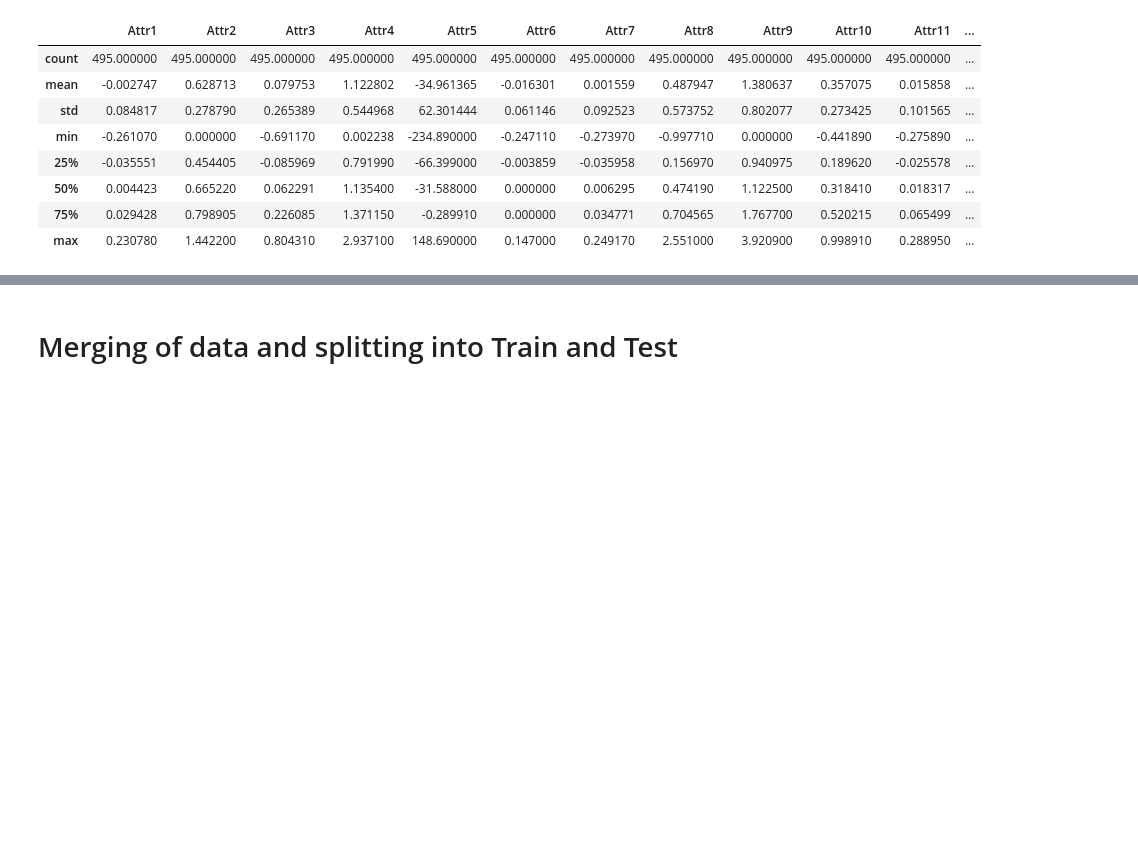
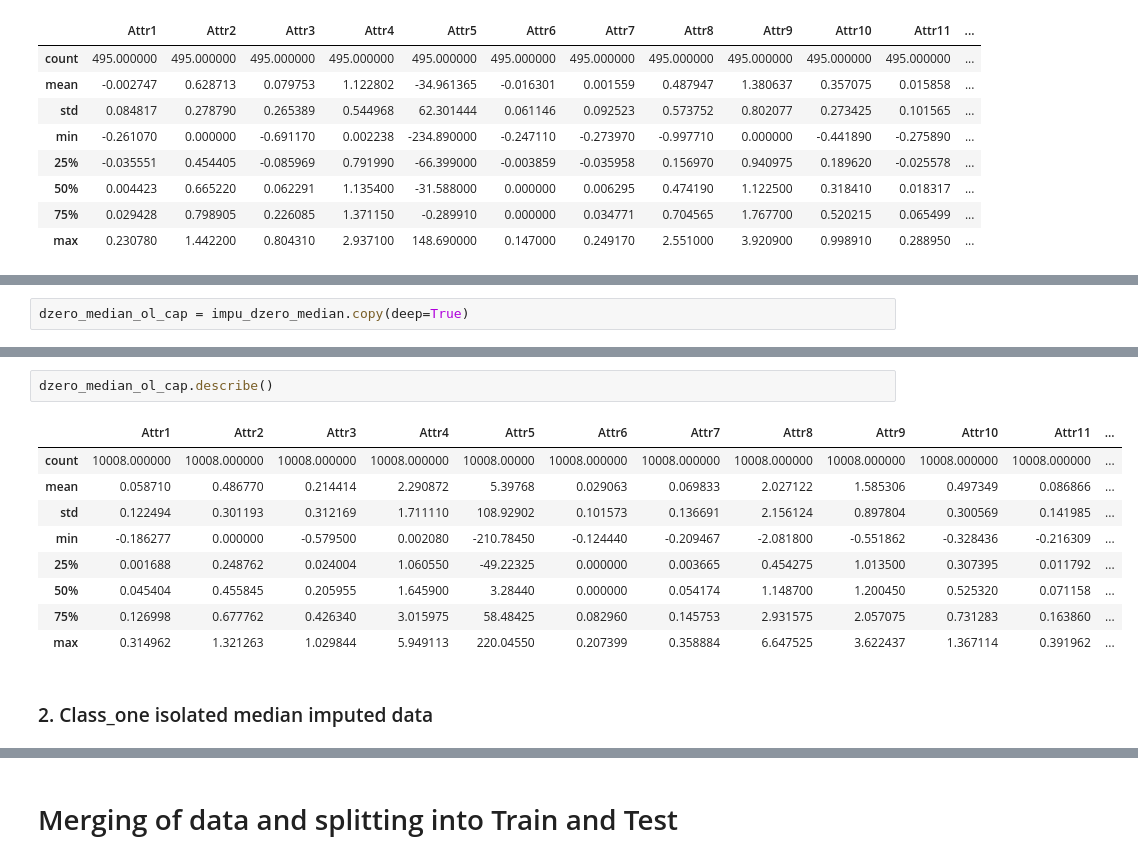
Before and after one commit to Tejas-Choudekar/ML-Project-RWTH, a Jupyter notebook: Bankruptcy-Prediction.ipynb, the cells around one changed output, grey strips where cells are left out. Saved outputs shown, nothing was run; the diff lists cells and outputs as text; blank space fills up the shorter version.

```diff
--- a/Bankruptcy-Prediction.ipynb
+++ b/Bankruptcy-Prediction.ipynb
@@ -884,0 +921,2 @@ done_modeimp_median_ol_treatment.describe()
+# %%
+dzero_median_ol_cap = impu_dzero_median.copy(deep=True)
@@ -884,0 +957,14 @@ done_modeimp_median_ol_treatment.describe()
+# %%
+dzero_median_ol_cap.describe()
+# %% [output]
+|  | Attr1 | Attr2 | Attr3 | Attr4 | Attr5 | Attr6 | Attr7 | Attr8 | Attr9 | Attr10 | Attr11 | ... |
+| count | 10008.000000 | 10008.000000 | 10008.000000 | 10008.000000 | 10008.00000 | 10008.000000 | 10008.000000 | 10008.000000 | 10008.000000 | 10008.000000 | 10008.000000 | ... |
+| mean | 0.058710 | 0.486770 | 0.214414 | 2.290872 | 5.39768 | 0.029063 | 0.069833 | 2.027122 | 1.585306 | 0.497349 | 0.086866 | ... |
+| std | 0.122494 | 0.301193 | 0.312169 | 1.711110 | 108.92902 | 0.101573 | 0.136691 | 2.156124 | 0.897804 | 0.300569 | 0.141985 | ... |
+| min | -0.186277 | 0.000000 | -0.579500 | 0.002080 | -210.78450 | -0.124440 | -0.209467 | -2.081800 | -0.551862 | -0.328436 | -0.216309 | ... |
+| 25% | 0.001688 | 0.248762 | 0.024004 | 1.060550 | -49.22325 | 0.000000 | 0.003665 | 0.454275 | 1.013500 | 0.307395 | 0.011792 | ... |
+| 50% | 0.045404 | 0.455845 | 0.205955 | 1.645900 | 3.28440 | 0.000000 | 0.054174 | 1.148700 | 1.200450 | 0.525320 | 0.071158 | ... |
+| 75% | 0.126998 | 0.677762 | 0.426340 | 3.015975 | 58.48425 | 0.082960 | 0.145753 | 2.931575 | 2.057075 | 0.731283 | 0.163860 | ... |
+| max | 0.314962 | 1.321263 | 1.029844 | 5.949113 | 220.04550 | 0.207399 | 0.358884 | 6.647525 | 3.622437 | 1.367114 | 0.391962 | ... |
+# %% [markdown]
+### 2. Class_one isolated median imputed data
```
Also changed, not shown: parts of 32 cells of this notebook.
